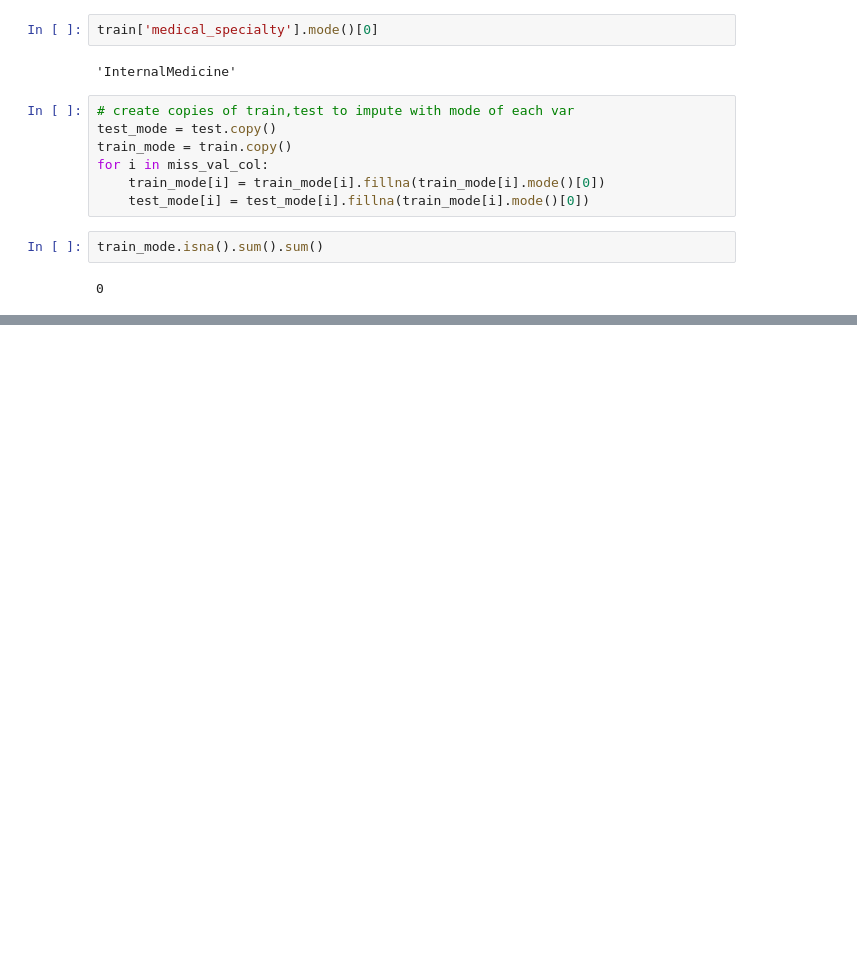
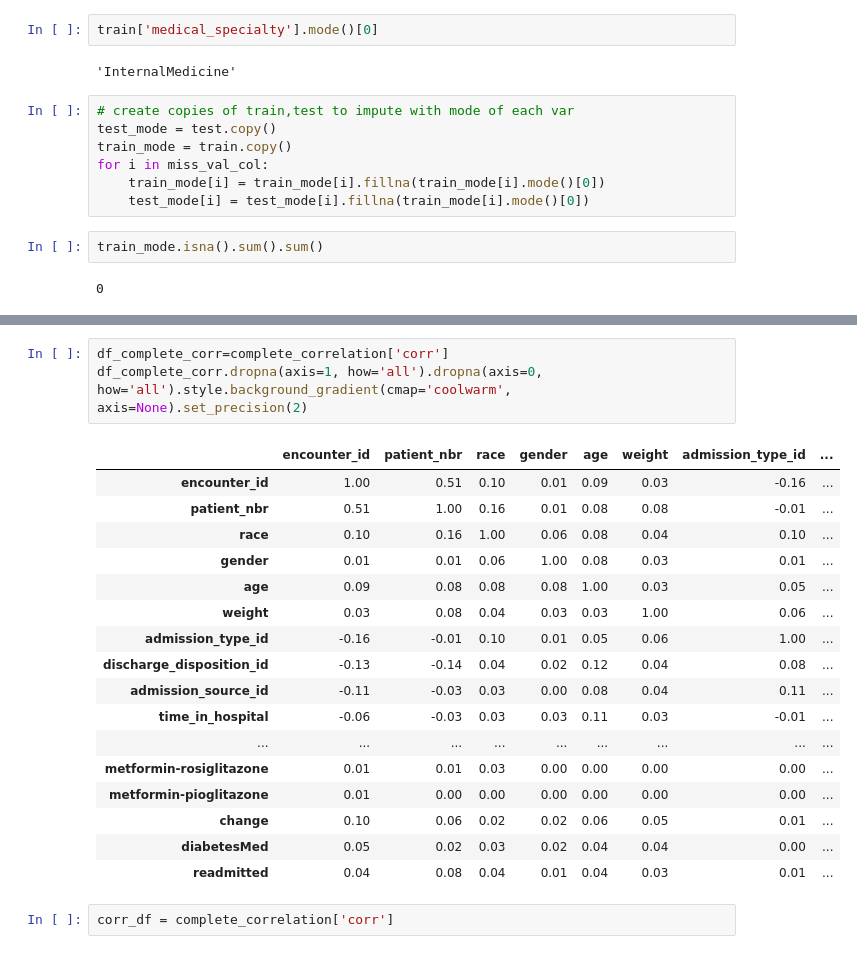
Before and after one commit to ryskgit/QTW_CaseStudy, a Jupyter notebook: Case Study 2/JD_draft.ipynb, the cells around one changed output, grey strips where cells are left out. Drawn from its saved outputs; the diff is of its cells as text; blank space fills up the shorter version.

```diff
--- a/Case Study 2/JD_draft.ipynb
+++ b/Case Study 2/JD_draft.ipynb
@@ -331,0 +392,23 @@ train_mode.isna().sum().sum()
+# %%
+df_complete_corr=complete_correlation['corr']
+df_complete_corr.dropna(axis=1, how='all').dropna(axis=0, how='all').style.background_gradient(cmap='coolwarm', axis=None).set_precision(2)
+# %% [output]
+|  | encounter_id | patient_nbr | race | gender | age | weight | admission_type_id | ... |
+| encounter_id | 1.00 | 0.51 | 0.10 | 0.01 | 0.09 | 0.03 | -0.16 | ... |
+| patient_nbr | 0.51 | 1.00 | 0.16 | 0.01 | 0.08 | 0.08 | -0.01 | ... |
+| race | 0.10 | 0.16 | 1.00 | 0.06 | 0.08 | 0.04 | 0.10 | ... |
+| gender | 0.01 | 0.01 | 0.06 | 1.00 | 0.08 | 0.03 | 0.01 | ... |
+| age | 0.09 | 0.08 | 0.08 | 0.08 | 1.00 | 0.03 | 0.05 | ... |
+| weight | 0.03 | 0.08 | 0.04 | 0.03 | 0.03 | 1.00 | 0.06 | ... |
+| admission_type_id | -0.16 | -0.01 | 0.10 | 0.01 | 0.05 | 0.06 | 1.00 | ... |
+| discharge_disposition_id | -0.13 | -0.14 | 0.04 | 0.02 | 0.12 | 0.04 | 0.08 | ... |
+| admission_source_id | -0.11 | -0.03 | 0.03 | 0.00 | 0.08 | 0.04 | 0.11 | ... |
+| time_in_hospital | -0.06 | -0.03 | 0.03 | 0.03 | 0.11 | 0.03 | -0.01 | ... |
+| ... | ... | ... | ... | ... | ... | ... | ... | ... |
+| metformin-rosiglitazone | 0.01 | 0.01 | 0.03 | 0.00 | 0.00 | 0.00 | 0.00 | ... |
+| metformin-pioglitazone | 0.01 | 0.00 | 0.00 | 0.00 | 0.00 | 0.00 | 0.00 | ... |
+| change | 0.10 | 0.06 | 0.02 | 0.02 | 0.06 | 0.05 | 0.01 | ... |
+| diabetesMed | 0.05 | 0.02 | 0.03 | 0.02 | 0.04 | 0.04 | 0.00 | ... |
+| readmitted | 0.04 | 0.08 | 0.04 | 0.01 | 0.04 | 0.03 | 0.01 | ... |
+# %%
+corr_df = complete_correlation['corr']
```
Also changed, not shown: parts of 16 cells of this notebook.
